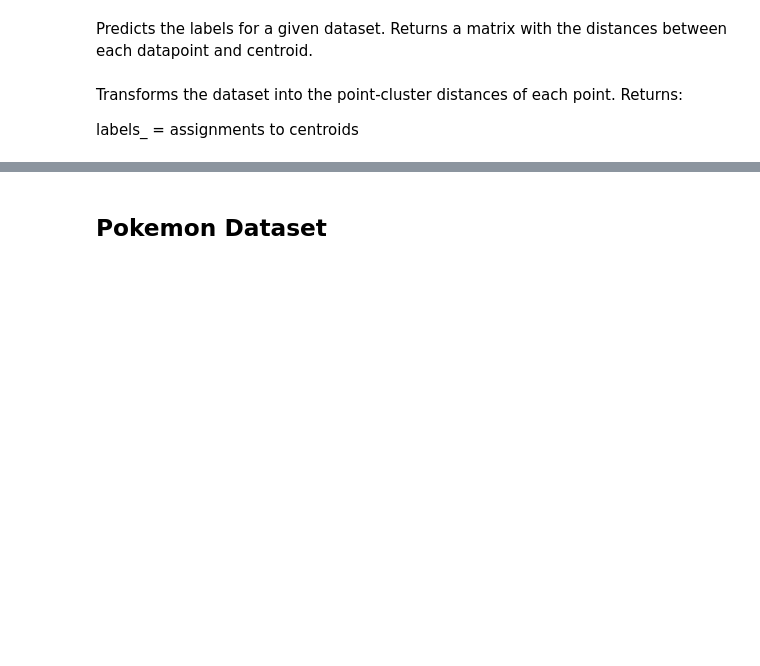
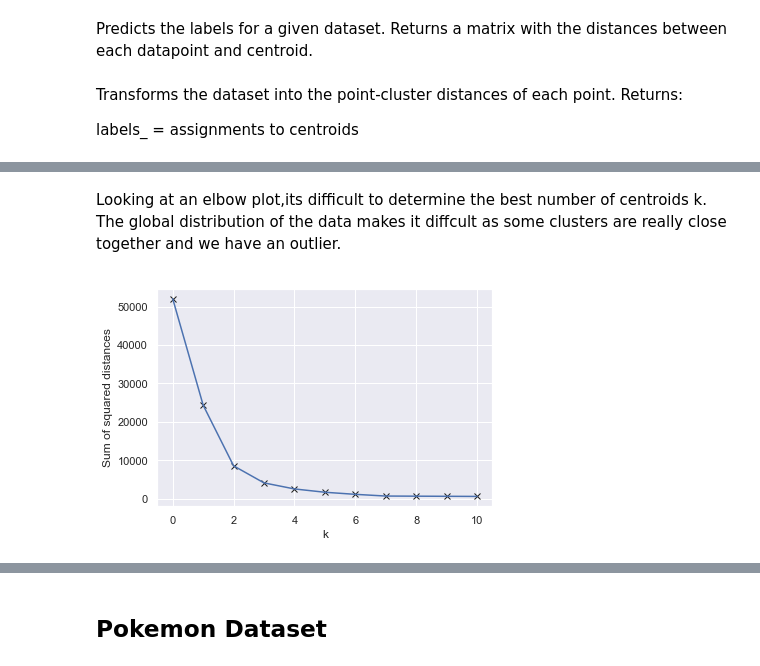
Before and after one commit to datascience-mobi/project-04-group-04, a Jupyter notebook: Group 04-04 KMeans Clustering.ipynb, the cells around one changed output, grey strips where cells are left out. Cells and saved outputs as stored; diff of their text form; code cells hidden in the pictures; blank space fills up the shorter version.

```diff
--- a/Group 04-04 KMeans Clustering.ipynb
+++ b/Group 04-04 KMeans Clustering.ipynb
@@ -122,0 +136,8 @@ labels_ = assignments to centroids
+# %% [markdown]
+Looking at an elbow plot,its difficult to determine the best number of centroids k. The global distribution of the data makes it diffcult as some clusters are really close together and we have an outlier.
+# %%
+u.elbow_plot(X, max_k=10)
+
+#uses our WWDK vanilla code with set parameters to calculate the inertia
+# %% [output]
+[figure, added]
```
Also changed, not shown: parts of 43 cells of this notebook, 1 other file.
